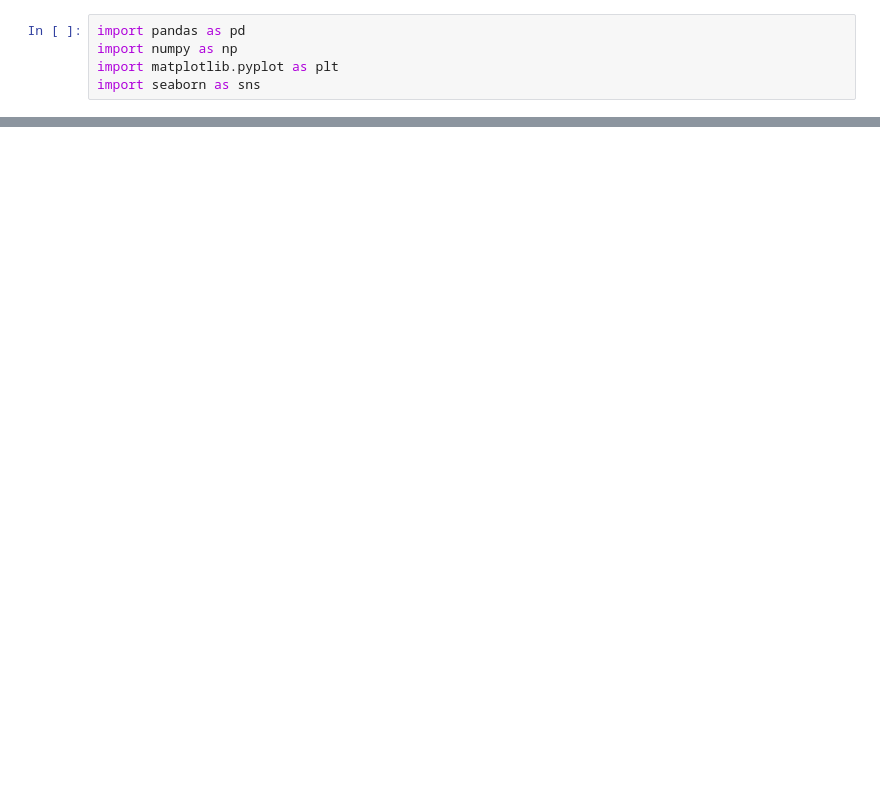
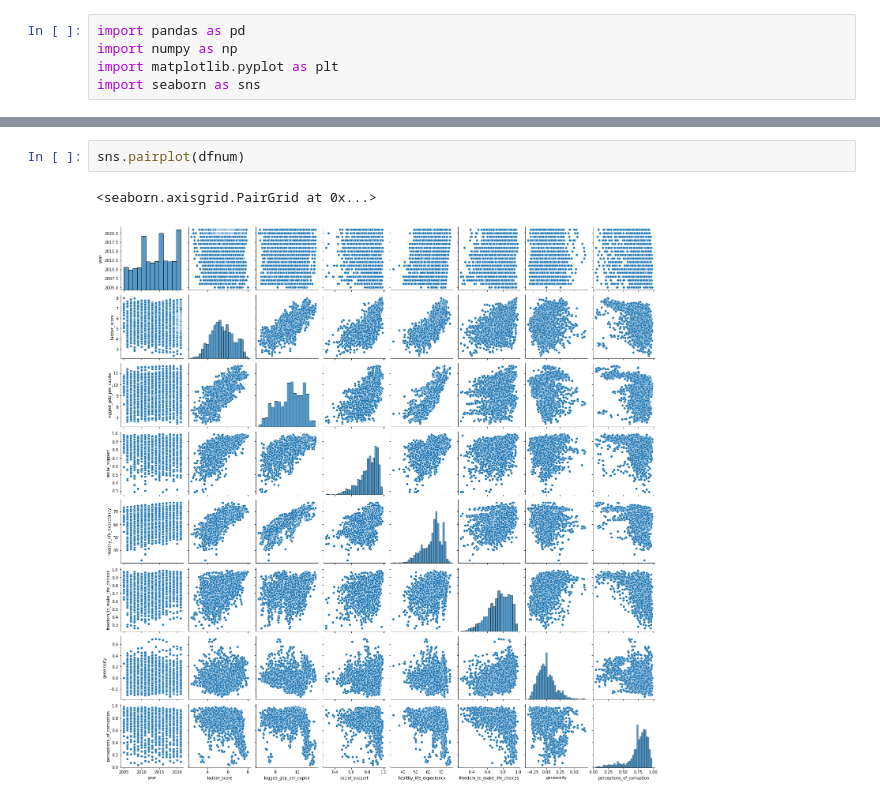
Before and after one commit to urospetkovic/Happiness-Team, a Jupyter notebook: Code/Correlations.ipynb, the cells around one changed output, grey strips where cells are left out. Drawn from its saved outputs; the diff is of its cells as text; blank space fills up the shorter version.

```diff
--- a/Code/Correlations.ipynb
+++ b/Code/Correlations.ipynb
@@ -27,0 +58,5 @@ df.head(30)
+# %%
+sns.pairplot(dfnum)
+# %% [output]
+<seaborn.axisgrid.PairGrid at 0x...>
+[figure, added]
```
Also changed, not shown: parts of 15 cells of this notebook.
